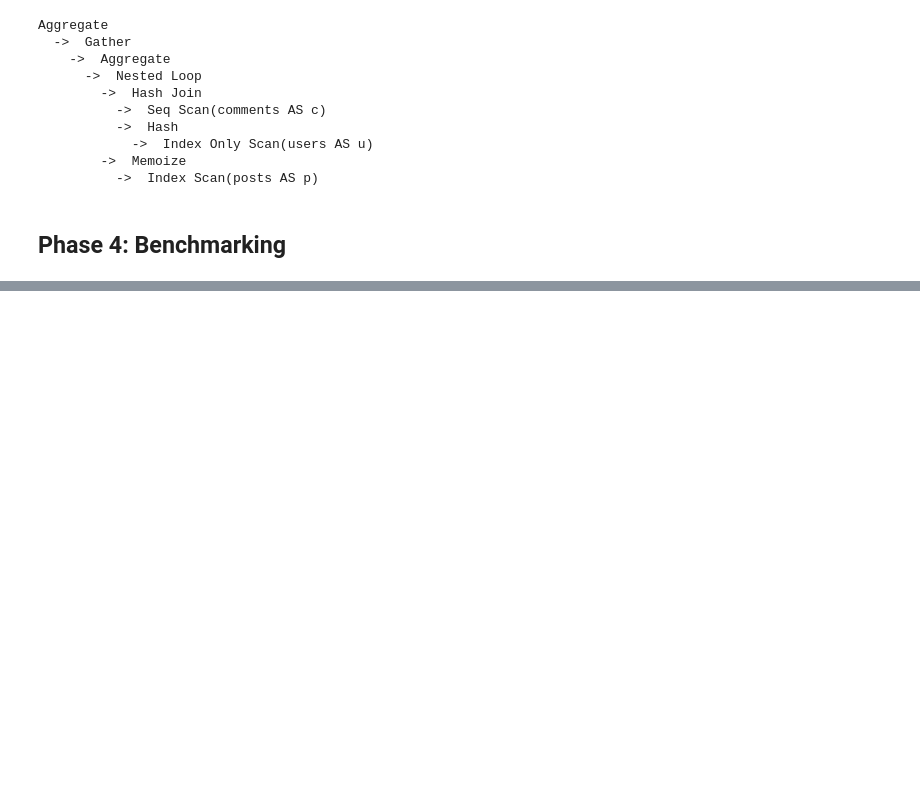
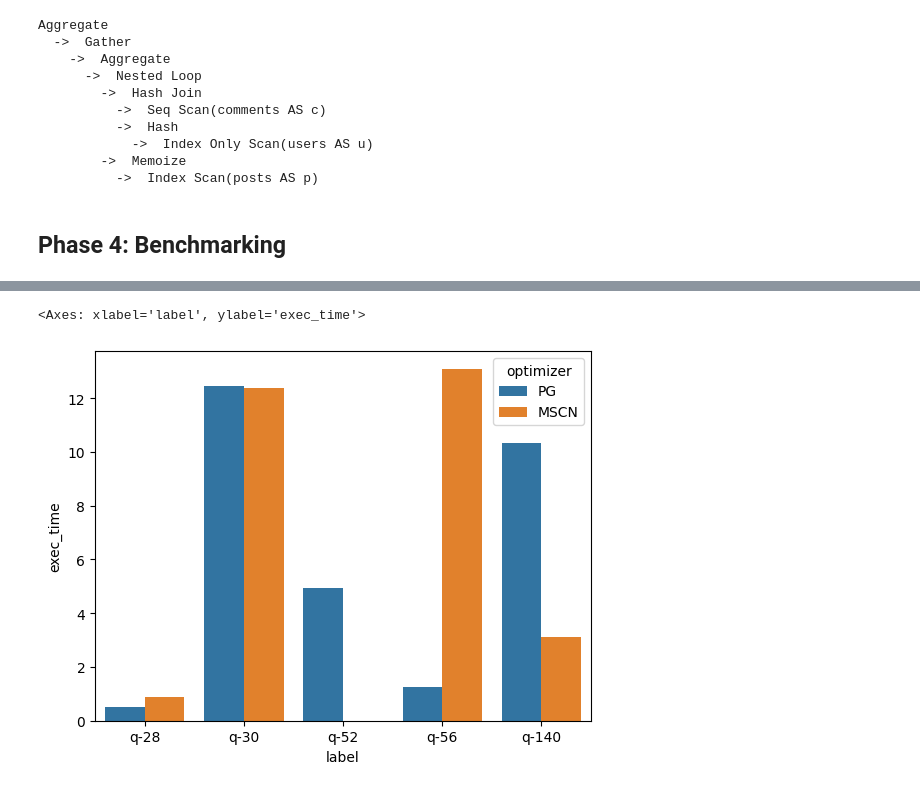
Before and after one commit to db-tu-dresden/SIGMOD25-OptimizerTutorial, a Jupyter notebook: examples/PostBOUND-Intro.ipynb, the cells around one changed output, grey strips where cells are left out. Cells and saved outputs as stored; diff of their text form; code cells hidden in the pictures; blank space fills up the shorter version.

```diff
--- a/examples/PostBOUND-Intro.ipynb
+++ b/examples/PostBOUND-Intro.ipynb
@@ -227,0 +376,3 @@ sns.barplot(avg_runtimes, x="label", y="exec_time")
+# %%
+test_workload = pb.workloads.read_workload("../workload/")
+test_workload
@@ -227,0 +381,5 @@ sns.barplot(avg_runtimes, x="label", y="exec_time")
+# %%
+native_results = pb.execute_workload(
+    test_workload, pg_instance, timeout=15, include_labels=True
+)
+native_results
@@ -227,0 +393,5 @@ sns.barplot(avg_runtimes, x="label", y="exec_time")
+# %%
+mscn_results = pb.optimize_and_execute_workload(
+    test_workload, optimizer, timeout=15, include_labels=True
+)
+mscn_results
@@ -227,0 +405,11 @@ sns.barplot(avg_runtimes, x="label", y="exec_time")
+# %%
+results = pd.concat(
+    [native_results.assign(optimizer="PG"),
+     mscn_results.assign(optimizer="MSCN")],
+    ignore_index=True,
+)
+# %%
+sns.barplot(results, x="label", y="exec_time", hue="optimizer")
+# %% [output]
+<Axes: xlabel='label', ylabel='exec_time'>
+[figure, added]
```
Also changed, not shown: parts of 25 cells of this notebook.
